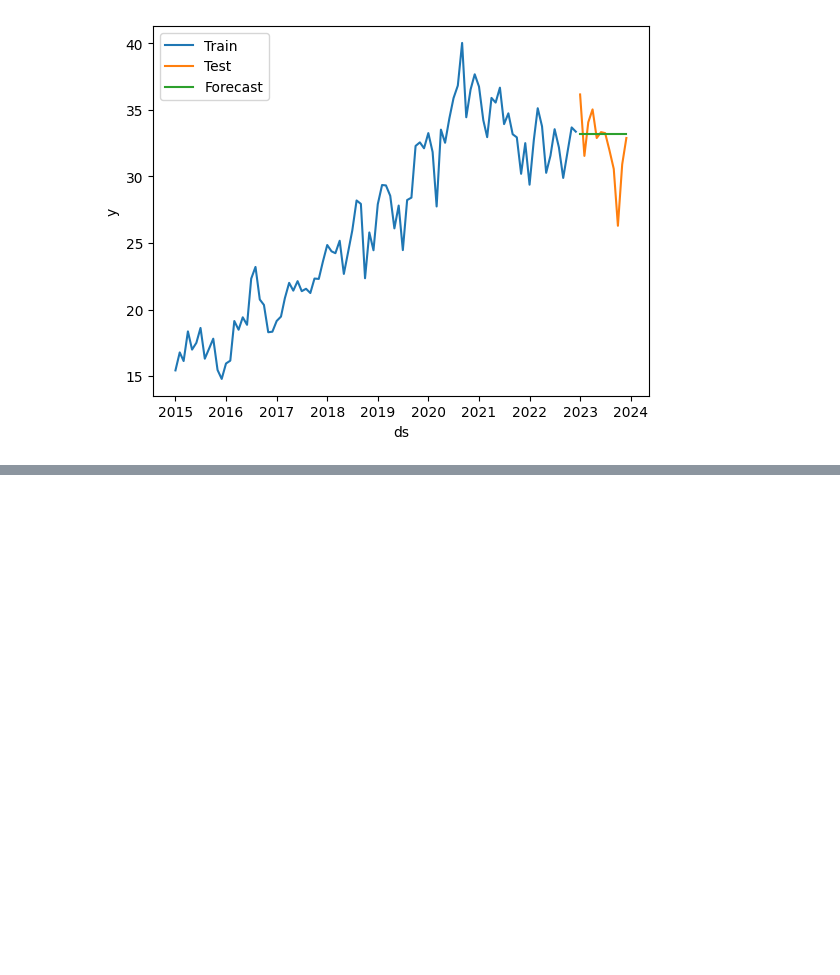
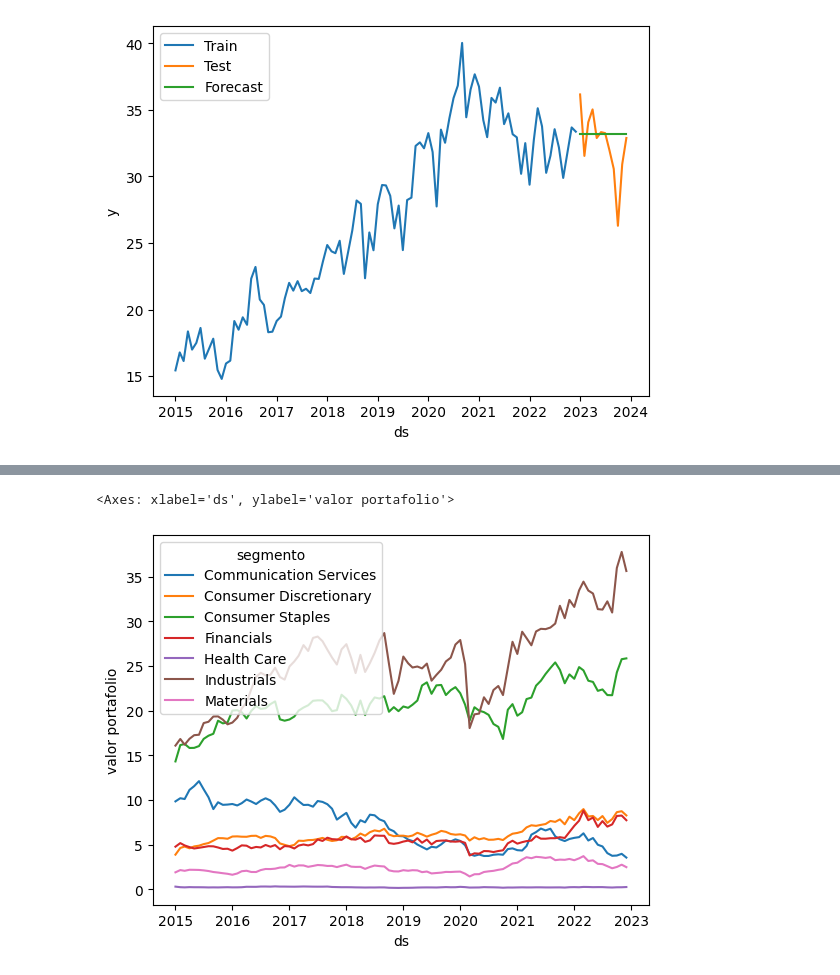
Before and after one commit to daniel-nuno/time_series_O2024_MAF3074N, a Jupyter notebook: arima_ipc.ipynb, the cells around one changed output, grey strips where cells are left out. Cells and saved outputs as stored; diff of their text form; code cells hidden in the pictures; blank space fills up the shorter version.

```diff
--- a/arima_ipc.ipynb
+++ b/arima_ipc.ipynb
@@ -421,0 +447,6 @@ arima_string(sf.fitted_[6,0].model_)
+# %%
+sector_train = pd.merge(train, portafolio[['segmento', 'ticker yahoo', 'peso']], left_on='unique_id', right_on='ticker yahoo', how='left')
+# %%
+sector_train['valor portafolio'] = sector_train['y'] * sector_train['peso']
+# %%
+sector_train_ = sector_train.groupby(['ds', 'segmento'])['valor portafolio'].sum().reset_index()
@@ -421,0 +462,5 @@ arima_string(sf.fitted_[6,0].model_)
+# %%
+sns.lineplot(x='ds', y='valor portafolio', hue='segmento', data=sector_train_)
+# %% [output]
+<Axes: xlabel='ds', ylabel='valor portafolio'>
+[figure, added]
```
Also changed, not shown: parts of 26 cells of this notebook.
